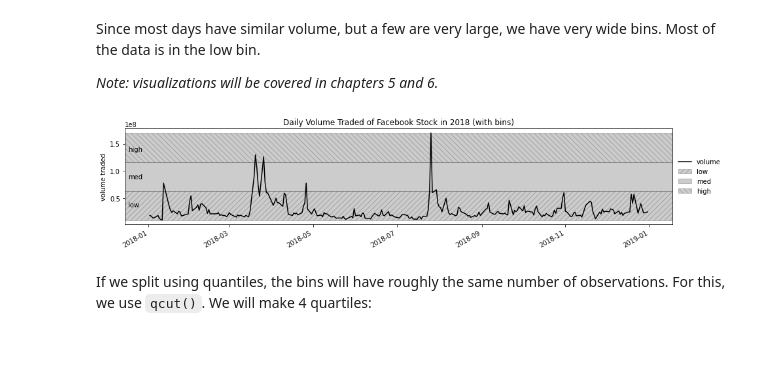
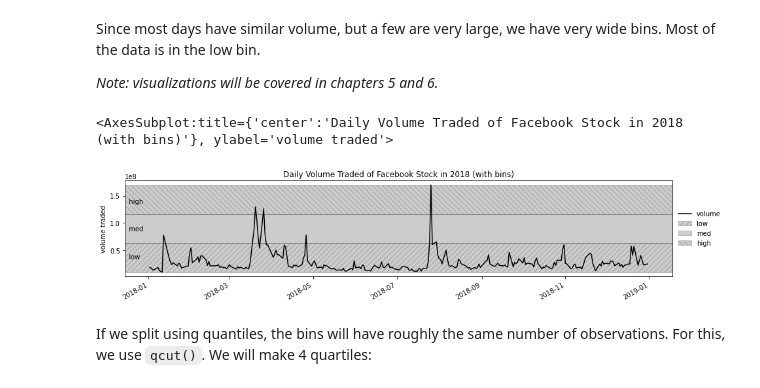
Before and after one commit to stefmolin/Hands-On-Data-Analysis-with-Pandas-2nd-edition, a Jupyter notebook: ch_04/2-dataframe_operations.ipynb, the cells around one changed output. Saved outputs shown, nothing was run; the diff lists cells and outputs as text; code cells hidden in the pictures; blank space fills up the shorter version.

```diff
--- a/ch_04/2-dataframe_operations.ipynb
+++ b/ch_04/2-dataframe_operations.ipynb
@@ -159,21 +157,13 @@ import matplotlib.pyplot as plt
-# %%
-ax = fb.plot(
-    y='volume', figsize=(15, 3), color='black',
-    title='Daily Volume Traded of Facebook Stock in 2018 (with bins)')
-
-for bin_name, hatch, bounds in zip(
-    ['low', 'med', 'high'],
-    ['///', '', '\\\\\\'],
-    pd.cut(fb.volume, bins=3).unique().categories.values
-):
-    plt.axhspan(bounds.left, bounds.right, alpha=0.2, label=bin_name, hatch=hatch, color='black')
-    plt.annotate(bin_name, xy=('2017-12-17', (bounds.left + bounds.right) / 2.1))
-
-ax.set(xlabel='', ylabel='volume traded')
-plt.legend(bbox_to_anchor=(1, 0.75), frameon=False)
-plt.show()
-# %% [output]
-[figure, removed]
+# %%
+from visual_aids.misc_viz import low_med_high_bins_viz
+
+low_med_high_bins_viz(
+    fb, 'volume', ylabel='volume traded',
+    title='Daily Volume Traded of Facebook Stock in 2018 (with bins)'
+)
+# %% [output]
+<AxesSubplot:title={'center':'Daily Volume Traded of Facebook Stock in 2018 (with bins)'}, ylabel='volume traded'>
+[figure, added]
 # %% [markdown]
 If we split using quantiles, the bins will have roughly the same number of observations. For this, we use `qcut()`. We will make 4 quartiles:
 # %%
```
Also changed, not shown: parts of 9 cells of this notebook, 1 other file.
